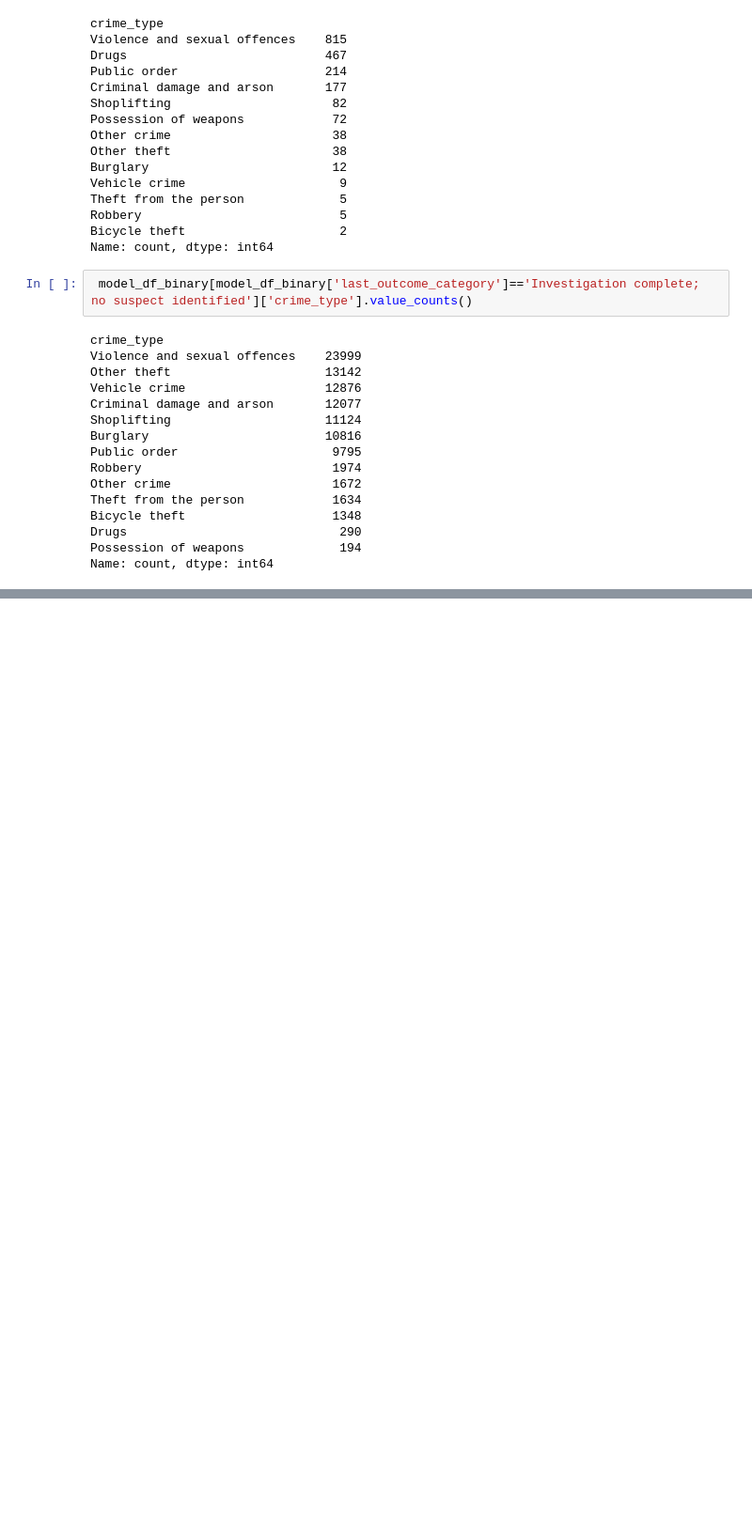
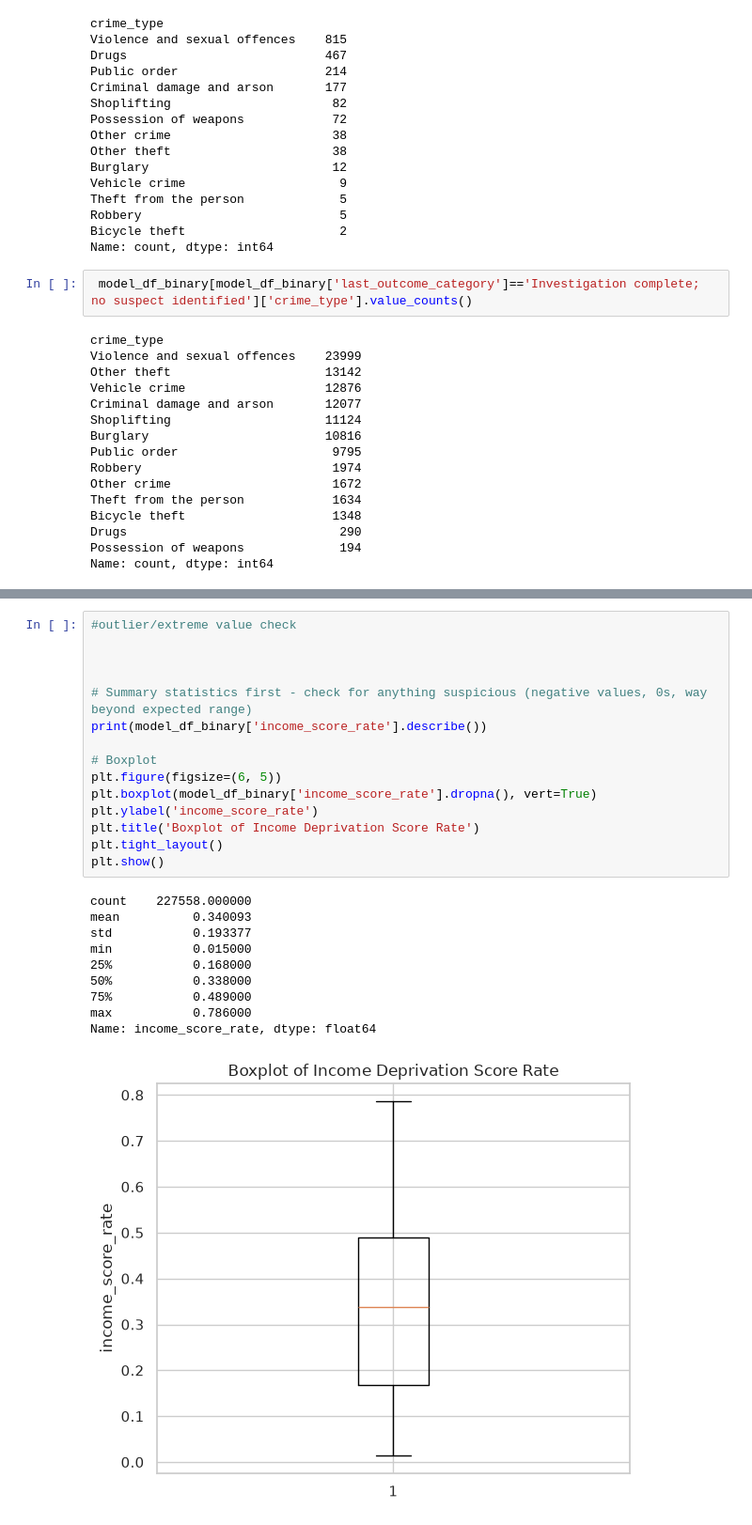
Before and after one commit to AnupmaDS1/Xmus-Jaxon-Flaxon-Waxon, a Jupyter notebook: Notebooks/04_EDA_2.ipynb, the cells around one changed output, grey strips where cells are left out. Shown at 94% size. Cells and saved outputs as stored; diff of their text form; blank space fills up the shorter version.

```diff
--- a/Notebooks/04_EDA_2.ipynb
+++ b/Notebooks/04_EDA_2.ipynb
@@ -128,0 +155,26 @@ Name: count, dtype: int64
+# %%
+#outlier/extreme value check
+
+
+
+# Summary statistics first - check for anything suspicious (negative values, 0s, way beyond expected range)
+print(model_df_binary['income_score_rate'].describe())
+
+# Boxplot
+plt.figure(figsize=(6, 5))
+plt.boxplot(model_df_binary['income_score_rate'].dropna(), vert=True)
+plt.ylabel('income_score_rate')
+plt.title('Boxplot of Income Deprivation Score Rate')
+plt.tight_layout()
+plt.show()
+# %% [output]
+count    227558.000000
+mean          0.340093
+std           0.193377
+min           0.015000
+25%           0.168000
+50%           0.338000
+75%           0.489000
+max           0.786000
+Name: income_score_rate, dtype: float64
+[figure, added]
```
Also changed, not shown: parts of 10 cells of this notebook.
